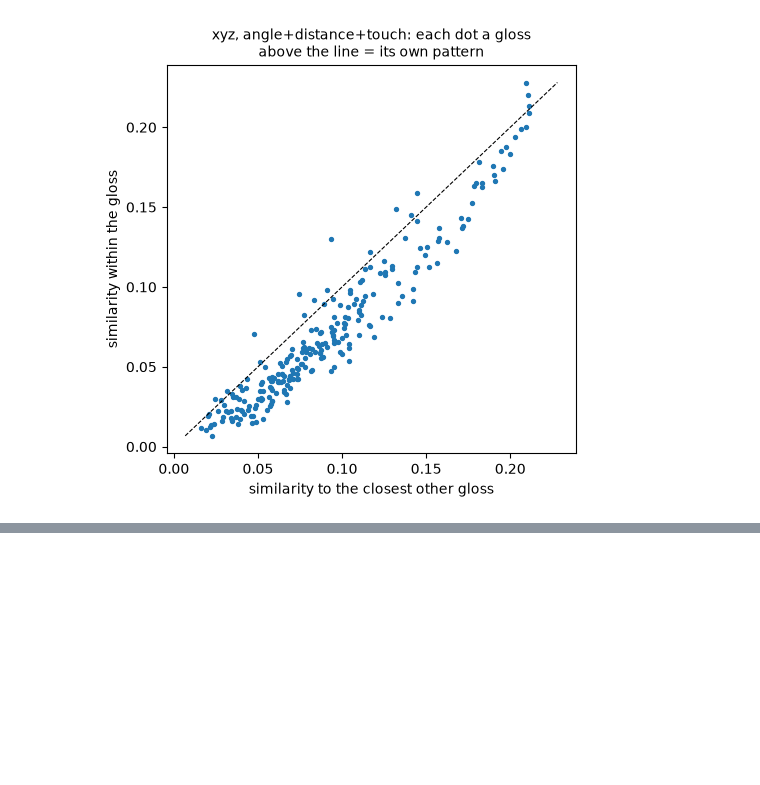
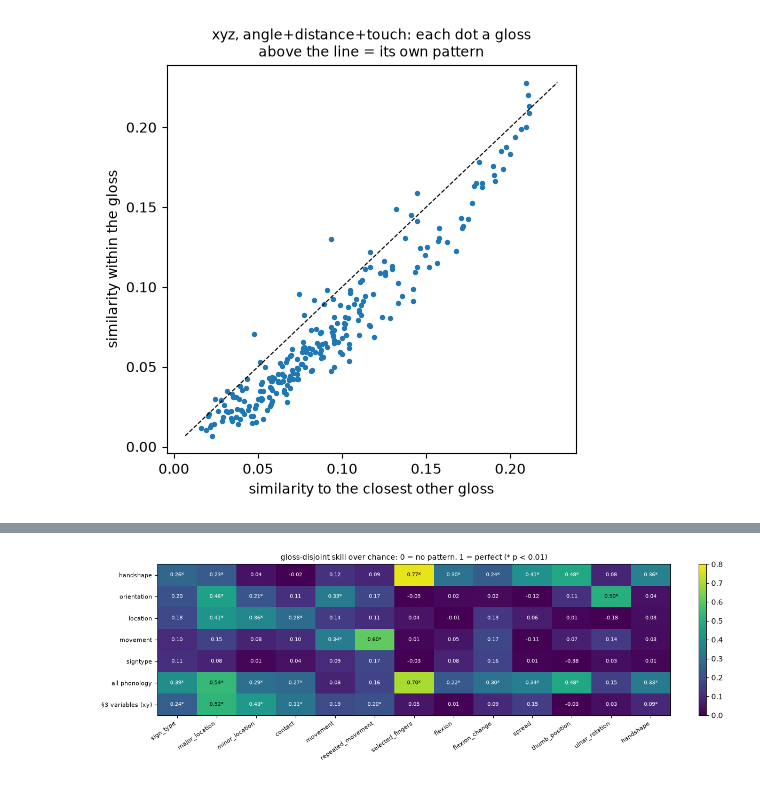
Before and after one commit to onecod3r/thesis, a Jupyter notebook: experiments/recognition/gislr.0.dataset.sign-patterns.ipynb, the cells around one changed output, grey strips where cells are left out. Cells and saved outputs as stored; diff of their text form; code cells hidden in the pictures; blank space fills up the shorter version.

```diff
--- a/experiments/recognition/gislr.0.dataset.sign-patterns.ipynb
+++ b/experiments/recognition/gislr.0.dataset.sign-patterns.ipynb
@@ -288,0 +453,27 @@ plt.show()
+# %%
+# ============================================================
+# Figure: skill = (balanced acc - chance) / (1 - chance), family x parameter (* = p < 0.01 vs 200 label shuffles)
+# ============================================================
+PRES = pd.read_csv(OUT / "parameter_results.csv")
+fams = list(FAM_PH)
+pars = [p for p in AX.PARAMETERS if p in set(PRES.parameter)]
+PRES["skill"] = (PRES.gloss_bacc - PRES.chance) / (1 - PRES.chance)
+L = PRES.pivot(index="family", columns="parameter", values="skill").reindex(index=fams, columns=pars)
+Pv = PRES.pivot(index="family", columns="parameter", values="p").reindex(index=fams, columns=pars)
+fig, ax = plt.subplots(figsize=(12, 4.2))
+im = ax.imshow(L.to_numpy(float), cmap="viridis", aspect="auto", vmin=0, vmax=0.8)
+ax.set_xticks(range(len(pars)), pars, rotation=35, ha="right", fontsize=8)
+ax.set_yticks(range(len(fams)), fams, fontsize=8)
+for i in range(L.shape[0]):
+    for j in range(L.shape[1]):
+        v = L.iat[i, j]
+        if np.isfinite(v):
+            ax.text(j, i, f"{v:.2f}" + ("*" if Pv.iat[i, j] < 0.01 else ""), ha="center", va="center", fontsize=7,
+                    color="w" if v < 0.5 else "k")
+ax.set_title("gloss-disjoint skill over chance: 0 = no pattern, 1 = perfect (* p < 0.01)", fontsize=10)
+fig.colorbar(im, ax=ax, fraction=0.03)
+fig.tight_layout()
+fig.savefig(ASSETS / "parameter_grid.png", dpi=130)
+plt.show()
+# %% [output]
+[figure, added]
```
Also changed, not shown: parts of 5 cells of this notebook, 8 other files.
